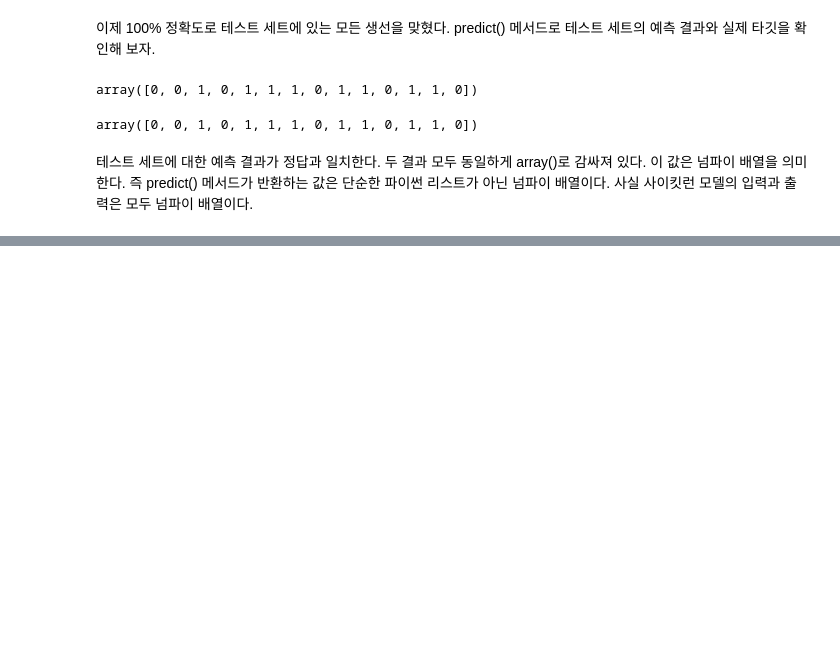
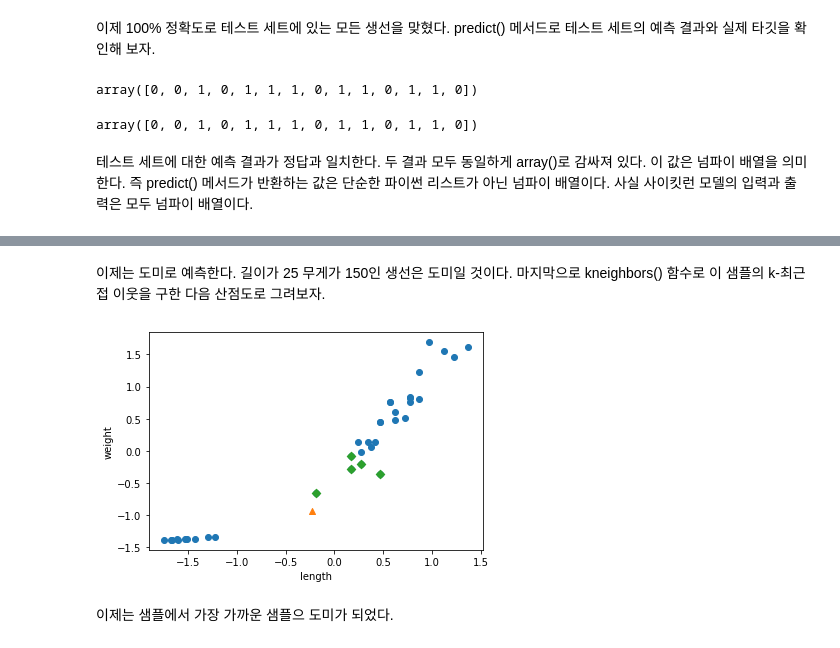
Before and after one commit to jaeyoon89/machinlearnig_deeplearning_study, a Jupyter notebook: mldl_ch2_data.ipynb, the cells around one changed output, grey strips where cells are left out. Drawn from its saved outputs; the diff is of its cells as text; code cells hidden in the pictures; blank space fills up the shorter version.

```diff
--- a/mldl_ch2_data.ipynb
+++ b/mldl_ch2_data.ipynb
@@ -412,0 +448,15 @@ plt.scatter(t)
+# %% [markdown]
+이제는 도미로 예측한다. 길이가 25 무게가 150인 생선은 도미일 것이다.
+마지막으로 kneighbors() 함수로 이 샘플의 k-최근접 이웃을 구한 다음 산점도로 그려보자.
+# %%
+distances, indexes = kn.kneighbors([new])
+plt.scatter(train_scaled[:,0], train_scaled[:,1])
+plt.scatter(new[0], new[1], marker='^')
+plt.scatter(train_scaled[indexes,0], train_scaled[indexes,1], marker='D')
+plt.xlabel('length')
+plt.ylabel('weight')
+plt.show()
+# %% [output]
+[figure, added]
+# %% [markdown]
+이제는 샘플에서 가장 가까운 샘플으 도미가 되었다.
```
Also changed, not shown: parts of 130 cells of this notebook.
